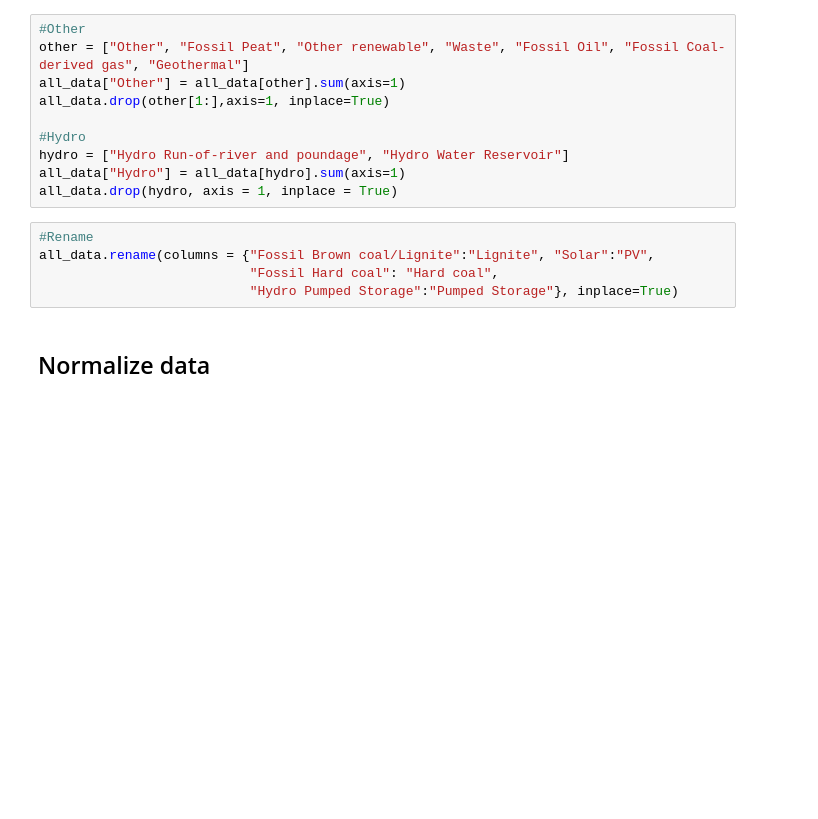
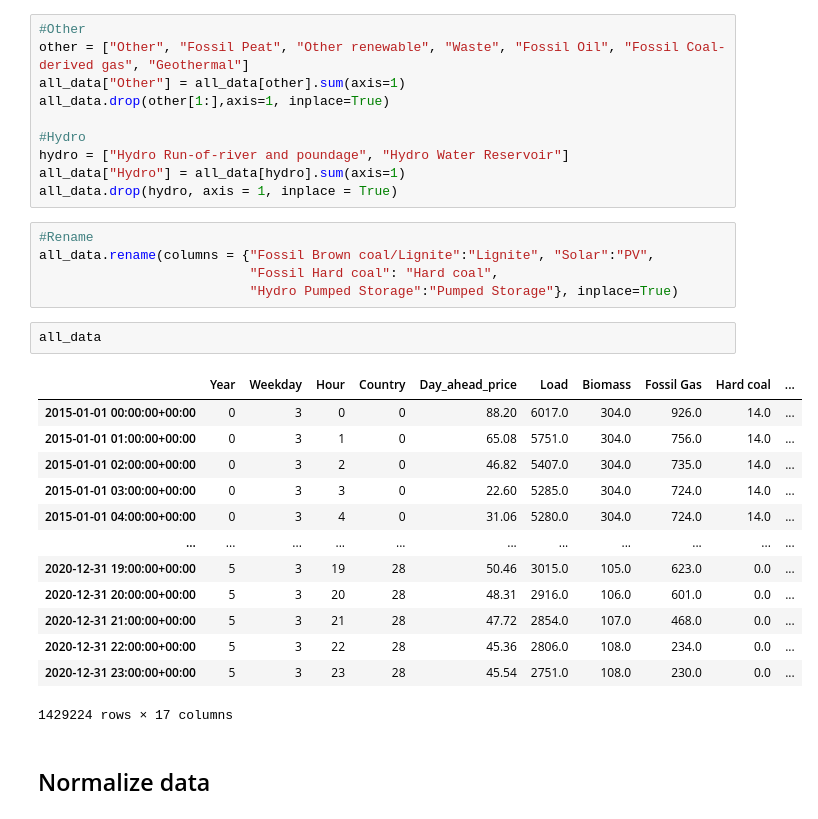
Before and after one commit to cbuelt/transformer-imputing, a Jupyter notebook: preprocessing/data_prep.ipynb, the cells around one changed output. Cells and saved outputs as stored; diff of their text form; blank space fills up the shorter version.

```diff
--- a/preprocessing/data_prep.ipynb
+++ b/preprocessing/data_prep.ipynb
@@ -116,6 +116,22 @@ all_data.drop(hydro, axis = 1, inplace = True)
 all_data.rename(columns = {"Fossil Brown coal/Lignite":"Lignite", "Solar":"PV",
                            "Fossil Hard coal": "Hard coal",
                            "Hydro Pumped Storage":"Pumped Storage"}, inplace=True)
+# %%
+all_data
+# %% [output]
+|  | Year | Weekday | Hour | Country | Day_ahead_price | Load | Biomass | Fossil Gas | Hard coal | ... |
+| 2015-01-01 00:00:00+00:00 | 0 | 3 | 0 | 0 | 88.20 | 6017.0 | 304.0 | 926.0 | 14.0 | ... |
+| 2015-01-01 01:00:00+00:00 | 0 | 3 | 1 | 0 | 65.08 | 5751.0 | 304.0 | 756.0 | 14.0 | ... |
+| 2015-01-01 02:00:00+00:00 | 0 | 3 | 2 | 0 | 46.82 | 5407.0 | 304.0 | 735.0 | 14.0 | ... |
+| 2015-01-01 03:00:00+00:00 | 0 | 3 | 3 | 0 | 22.60 | 5285.0 | 304.0 | 724.0 | 14.0 | ... |
+| 2015-01-01 04:00:00+00:00 | 0 | 3 | 4 | 0 | 31.06 | 5280.0 | 304.0 | 724.0 | 14.0 | ... |
+| ... | ... | ... | ... | ... | ... | ... | ... | ... | ... | ... |
+| 2020-12-31 19:00:00+00:00 | 5 | 3 | 19 | 28 | 50.46 | 3015.0 | 105.0 | 623.0 | 0.0 | ... |
+| 2020-12-31 20:00:00+00:00 | 5 | 3 | 20 | 28 | 48.31 | 2916.0 | 106.0 | 601.0 | 0.0 | ... |
+| 2020-12-31 21:00:00+00:00 | 5 | 3 | 21 | 28 | 47.72 | 2854.0 | 107.0 | 468.0 | 0.0 | ... |
+| 2020-12-31 22:00:00+00:00 | 5 | 3 | 22 | 28 | 45.36 | 2806.0 | 108.0 | 234.0 | 0.0 | ... |
+| 2020-12-31 23:00:00+00:00 | 5 | 3 | 23 | 28 | 45.54 | 2751.0 | 108.0 | 230.0 | 0.0 | ... |
+1429224 rows × 17 columns
 # %% [markdown]
 ## Normalize data
 # %%
```
Also changed, not shown: 2 other files.
